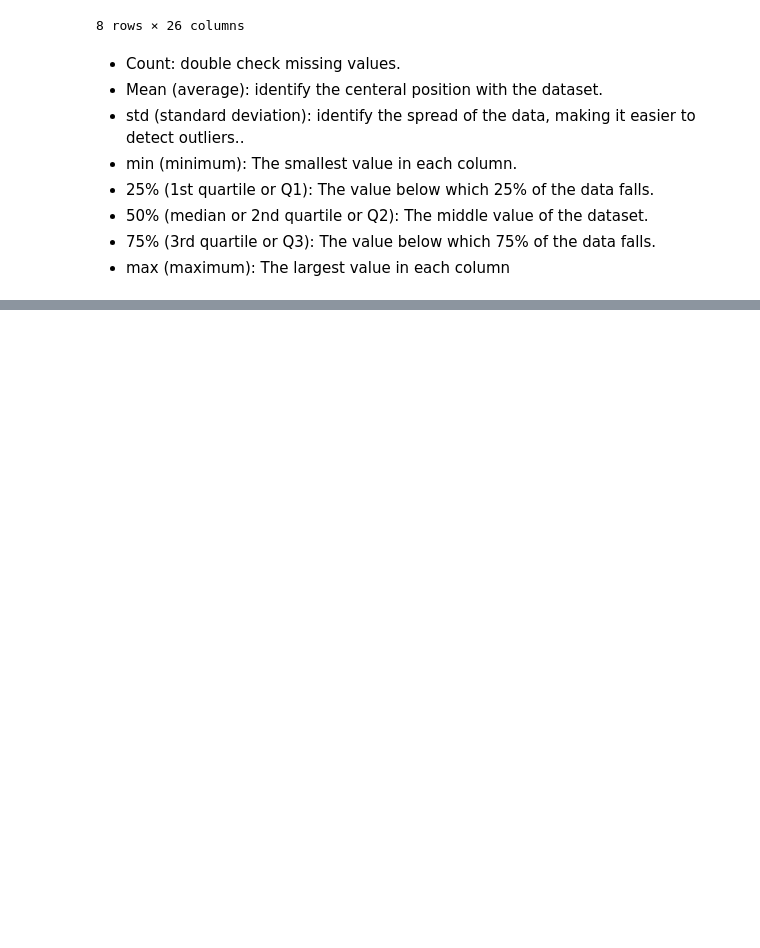
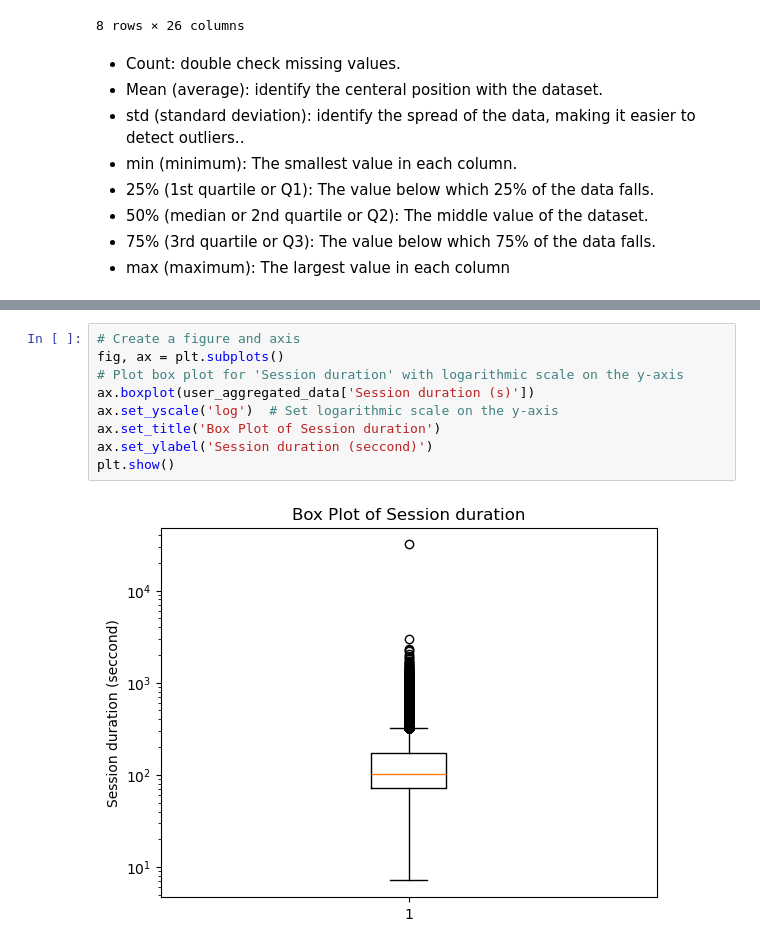
Before and after one commit to Xmuluneh/tenx_week_one, a Jupyter notebook: notebook/user_overview_analysis.ipynb, the cells around one changed output, grey strips where cells are left out. Cells and saved outputs as stored; diff of their text form; blank space fills up the shorter version.

```diff
--- a/notebook/user_overview_analysis.ipynb
+++ b/notebook/user_overview_analysis.ipynb
@@ -349,0 +338,11 @@ KeyError: "['Total download (DL) data', 'Total upload (UL) data'] not in index"
+# %%
+# Create a figure and axis
+fig, ax = plt.subplots()
+# Plot box plot for 'Session duration' with logarithmic scale on the y-axis
+ax.boxplot(user_aggregated_data['Session duration (s)'])
+ax.set_yscale('log')  # Set logarithmic scale on the y-axis
+ax.set_title('Box Plot of Session duration')
+ax.set_ylabel('Session duration (seccond)')
+plt.show()
+# %% [output]
+[figure, added]
```
Also changed, not shown: parts of 13 cells of this notebook, 5 other files.
